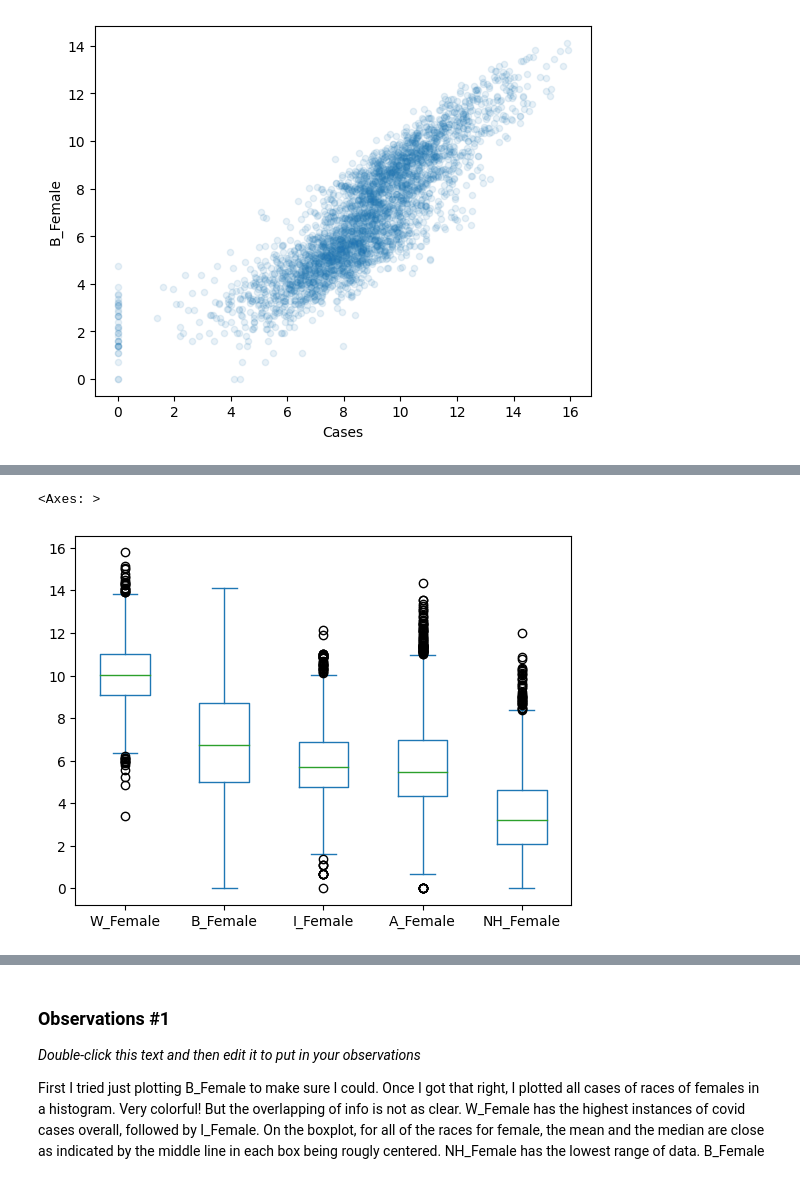
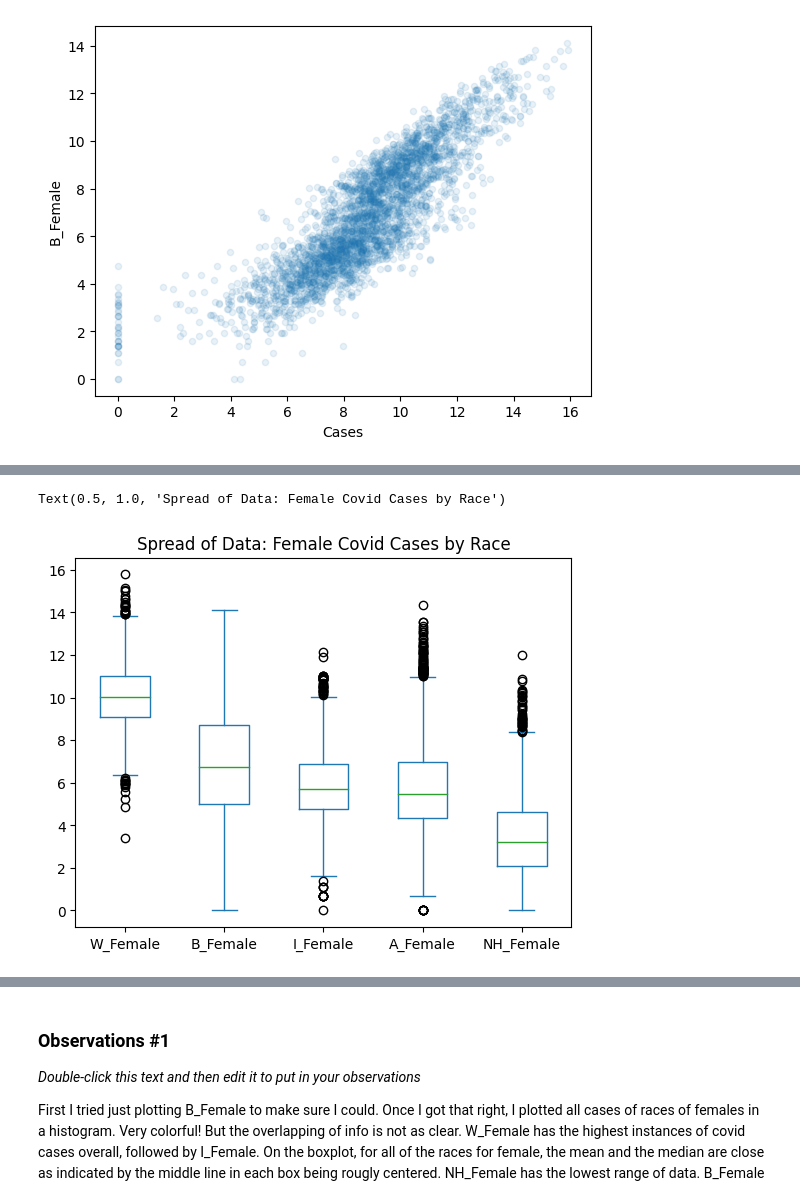
Before and after one commit to pmSLUMSHDS/hds5210-2023, a Jupyter notebook: week09/week09_assignment_2.ipynb, the cells around one changed output, grey strips where cells are left out. Cells and saved outputs as stored; diff of their text form; code cells hidden in the pictures.

```diff
--- a/week09/week09_assignment_2.ipynb
+++ b/week09/week09_assignment_2.ipynb
@@ -306,10 +307,12 @@ covid_df.plot.hist(x = 'Cases', y = ['W_Female', 'B_Female', 'I_Female', 'A_Fema
 # %%
 covid_df.plot.box(x = 'Cases', y = ['W_Female', 'B_Female', 'I_Female', 'A_Female', 'NH_Female'])
+plt.title ('Spread of Data: Female Covid Cases by Race')
+
 
 #plotiing all races of female cases of covid via boxplot.
 #boxplots are not for actual instances but more for the spread or central tendency of the data
 # %% [output]
-<Axes: >
+Text(0.5, 1.0, 'Spread of Data: Female Covid Cases by Race')
-[figure, old version]
+[figure, new version]
 # %%
 covid_df.plot.hist(x = 'Cases', y = ['W_Male', 'B_Male', 'I_Male', 'A_Male', 'NH_Male'])
```
Also changed, not shown: parts of 3 cells of this notebook.
